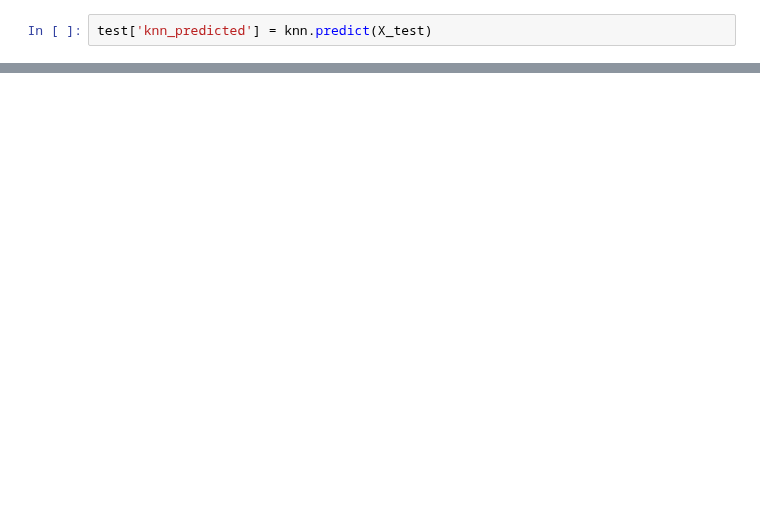
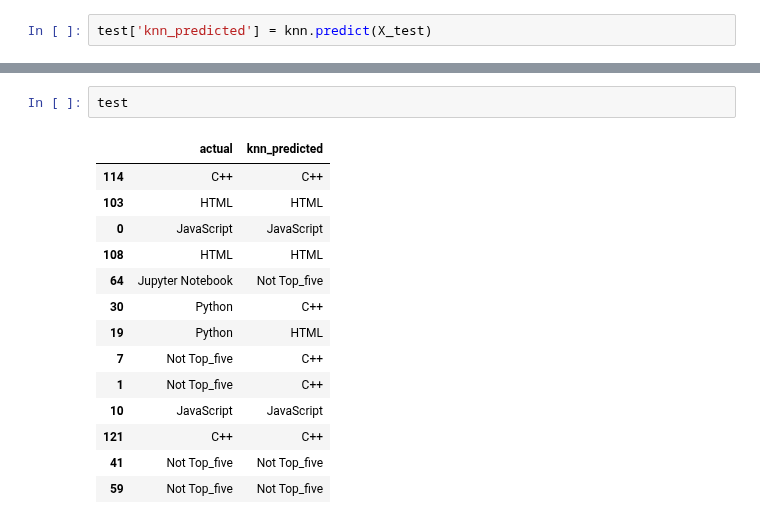
Before and after one commit to codeup-nlp/nlp-project, a Jupyter notebook: mathias_explore.ipynb, the cells around one changed output, grey strips where cells are left out. Drawn from its saved outputs; the diff is of its cells as text; blank space fills up the shorter version.

```diff
--- a/mathias_explore.ipynb
+++ b/mathias_explore.ipynb
@@ -854,0 +897,17 @@ Jupyter Notebook       0.00      0.00      0.00         2
+# %%
+test
+# %% [output]
+|  | actual | knn_predicted |
+| 114 | C++ | C++ |
+| 103 | HTML | HTML |
+| 0 | JavaScript | JavaScript |
+| 108 | HTML | HTML |
+| 64 | Jupyter Notebook | Not Top_five |
+| 30 | Python | C++ |
+| 19 | Python | HTML |
+| 7 | Not Top_five | C++ |
+| 1 | Not Top_five | C++ |
+| 10 | JavaScript | JavaScript |
+| 121 | C++ | C++ |
+| 41 | Not Top_five | Not Top_five |
+| 59 | Not Top_five | Not Top_five |
```
Also changed, not shown: parts of 16 cells of this notebook.
